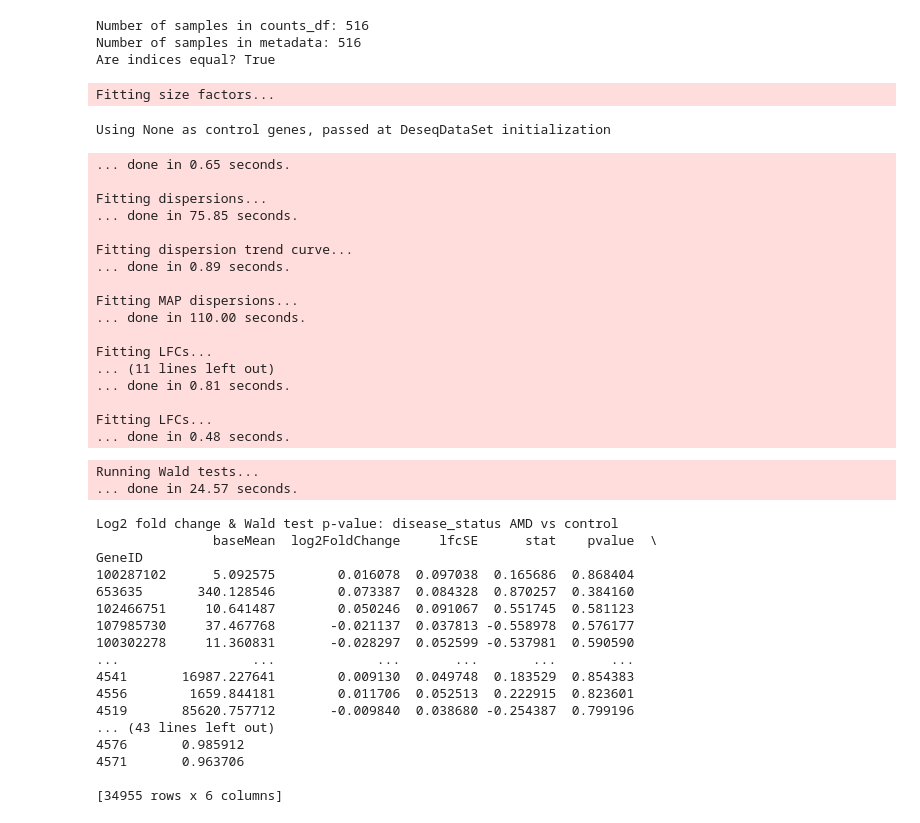
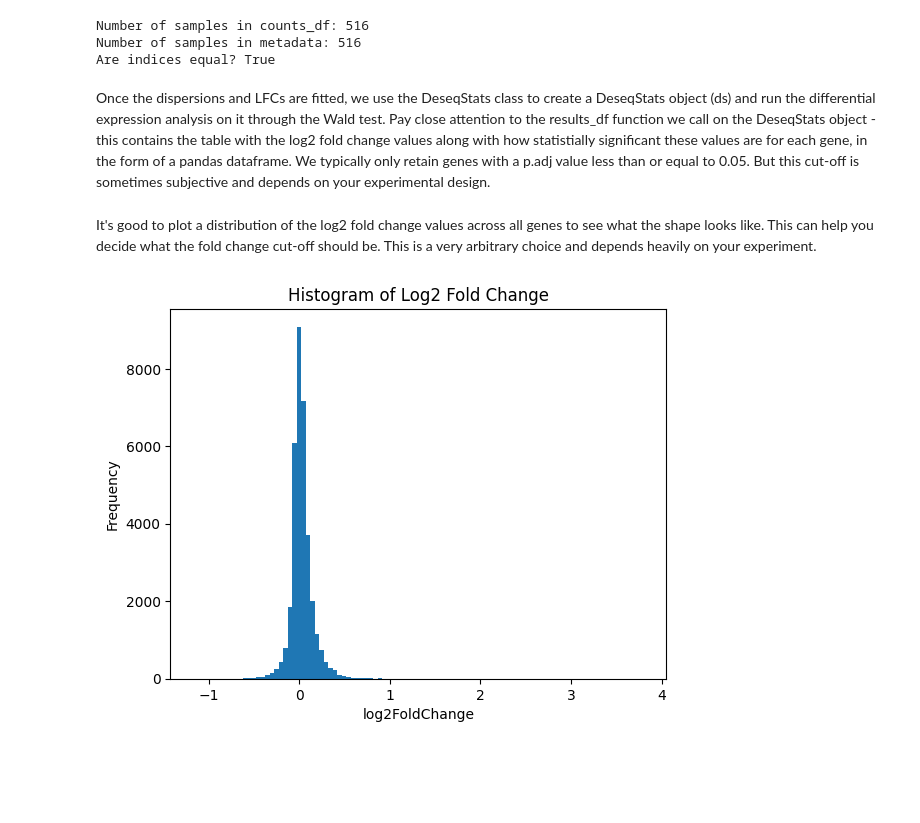
Before and after one commit to DiyaPrabhuram/bulk_RNA-seq_in_python, a Jupyter notebook: RNA_seq_with_pyDESeq2.ipynb, the cells around one changed output. Saved outputs shown, nothing was run; the diff lists cells and outputs as text; code cells hidden in the pictures; blank space fills up the shorter version.

```diff
--- a/RNA_seq_with_pyDESeq2.ipynb
+++ b/RNA_seq_with_pyDESeq2.ipynb
@@ -284,4 +244,6 @@ print(f"Are indices equal? {counts_df.index.equals(metadata.index)}")
 Number of samples in counts_df: 516
 Number of samples in metadata: 516
 Are indices equal? True
+# %% [markdown]
+Once the dispersions and LFCs are fitted, we use the DeseqStats class to create a DeseqStats object (ds) and run the differential expression analysis on it through the Wald test. Pay close attention to the results_df function we call on the DeseqStats object - this contains the table with the log2 fold change values along with how statistially significant these values are for each gene, in the form of a pandas dataframe. We typically only retain genes with a p.adj value less than or equal to 0.05. But this cut-off is sometimes subjective and depends on your experimental design.
 # %%
@@ -299,52 +275,20 @@ dds = DeseqDataSet(
-# %%
-# this line fits the dispersions and LFCs (a bunch of stats)
-
-dds.deseq2()
-# %% [output]
-Fitting size factors...
-Using None as control genes, passed at DeseqDataSet initialization
-... done in 0.65 seconds.
-
-Fitting dispersions...
-... done in 75.85 seconds.
-
-Fitting dispersion trend curve...
-... done in 0.89 seconds.
-
-Fitting MAP dispersions...
-... done in 110.00 seconds.
-
-Fitting LFCs...
-... (11 lines left out)
-... done in 0.81 seconds.
-
-Fitting LFCs...
-... done in 0.48 seconds.
-# %%
-ds = DeseqStats(dds, contrast=["disease_status", "AMD", "control"], inference=inference)
-ds.summary()
-
-results = ds.results_df
-print(results)
-
-results.to_csv('deseq2_results.txt', sep='\t')
-# %% [output]
-Running Wald tests...
-... done in 24.57 seconds.
-Log2 fold change & Wald test p-value: disease_status AMD vs control
-               baseMean  log2FoldChange     lfcSE      stat    pvalue  \
-GeneID
-100287102      5.092575        0.016078  0.097038  0.165686  0.868404
-653635       340.128546        0.073387  0.084328  0.870257  0.384160
-102466751     10.641487        0.050246  0.091067  0.551745  0.581123
-107985730     37.467768       -0.021137  0.037813 -0.558978  0.576177
-100302278     11.360831       -0.028297  0.052599 -0.537981  0.590590
-...                 ...             ...       ...       ...       ...
-4541       16987.227641        0.009130  0.049748  0.183529  0.854383
-4556        1659.844181        0.011706  0.052513  0.222915  0.823601
-4519       85620.757712       -0.009840  0.038680 -0.254387  0.799196
-... (43 lines left out)
-4576       0.985912
-4571       0.963706
-
-[34955 rows x 6 columns]
+# %% [markdown]
+It's good to plot a distribution of the log2 fold change values across all genes to see what the shape looks like. This can help you decide what the fold change cut-off should be. This is a very arbitrary choice and depends heavily on your experiment.
+# %%
+import pandas as pd
+import matplotlib.pyplot as plt
+
+df = pd.read_csv('deseq2_results.txt', sep='\t')
+
+# Drop missing values in Log2FoldChange
+log2fc = df["log2FoldChange"].dropna()
+
+# Plot histogram
+plt.figure()
+plt.hist(log2fc, bins=100)
+plt.xlabel("log2FoldChange")
+plt.ylabel("Frequency")
+plt.title("Histogram of Log2 Fold Change")
+plt.show()
+# %% [output]
+[figure, added]
```
Also changed, not shown: parts of 5 cells of this notebook.
